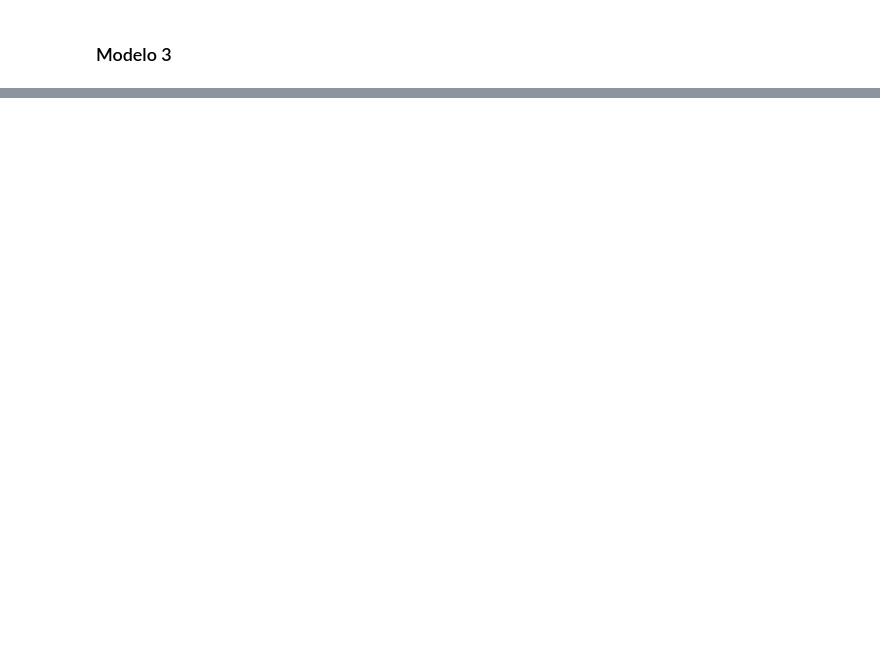
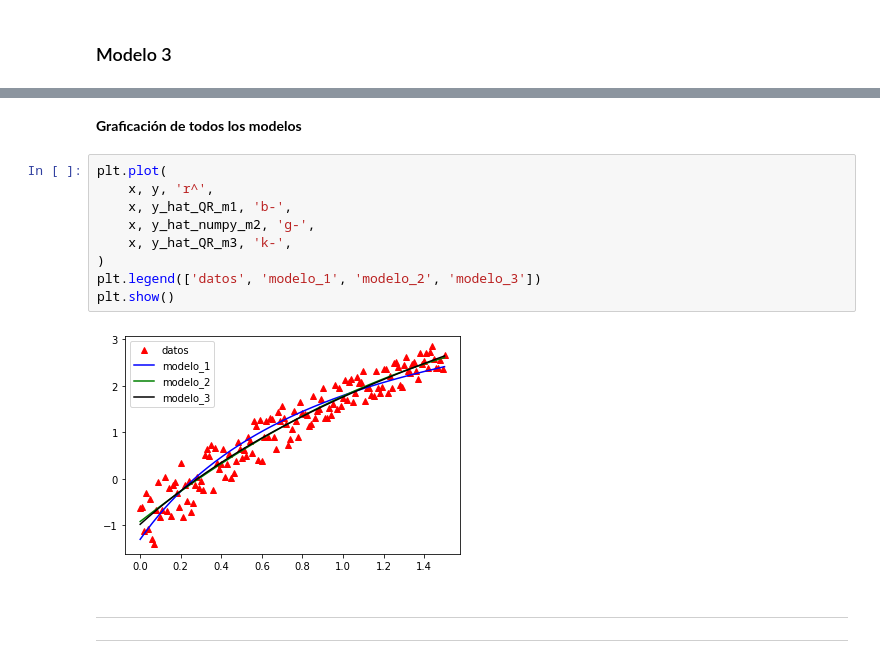
Before and after one commit to Roberto919/Propedeutico, a Jupyter notebook: Ejercicios_clase/3_algebra_lineal/3_minimos_cuadrados.ipynb, the cells around one changed output, grey strips where cells are left out. Drawn from its saved outputs; the diff is of its cells as text; blank space fills up the shorter version.

```diff
--- a/Ejercicios_clase/3_algebra_lineal/3_minimos_cuadrados.ipynb
+++ b/Ejercicios_clase/3_algebra_lineal/3_minimos_cuadrados.ipynb
@@ -449,0 +563,16 @@ plt.show()
+# %% [markdown]
+**Graficación de todos los modelos**
+# %%
+plt.plot(
+    x, y, 'r^',
+    x, y_hat_QR_m1, 'b-',
+    x, y_hat_numpy_m2, 'g-',
+    x, y_hat_QR_m3, 'k-',
+)
+plt.legend(['datos', 'modelo_1', 'modelo_2', 'modelo_3'])
+plt.show()
+# %% [output]
+[figure, added]
+# %% [markdown]
+---
+---
```
Also changed, not shown: parts of 38 cells of this notebook.
